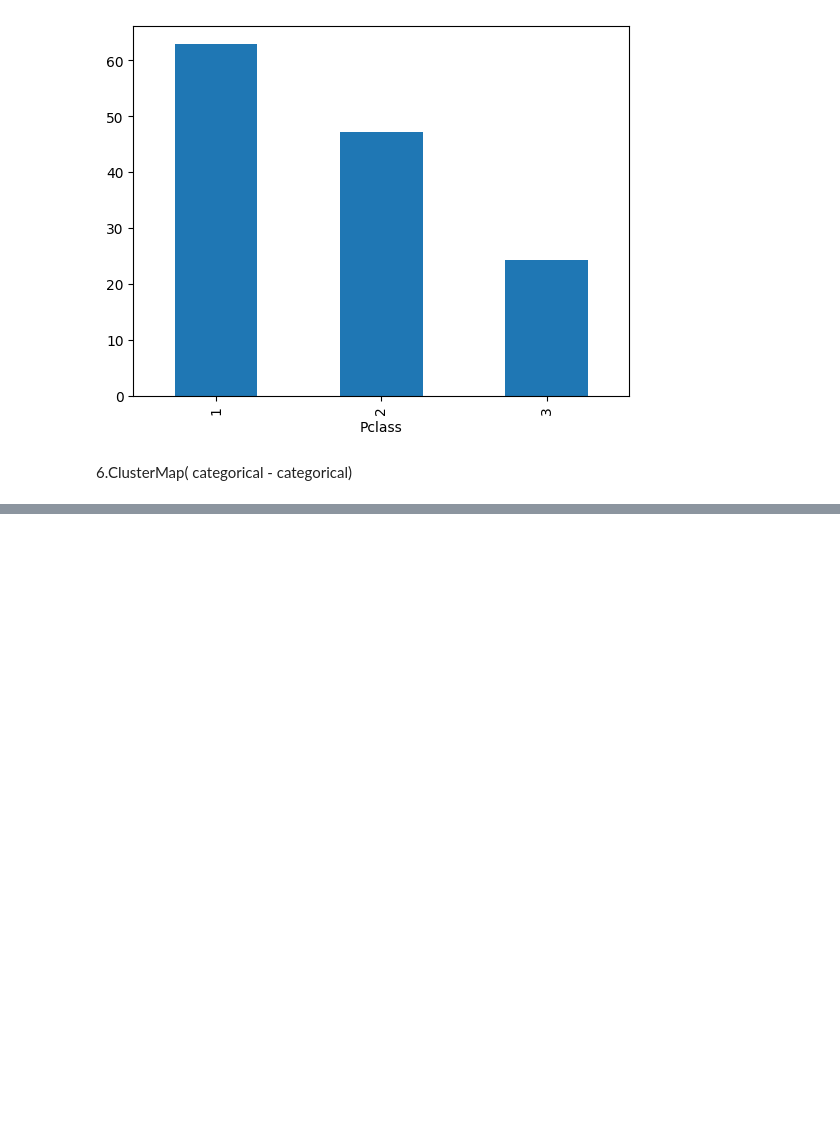
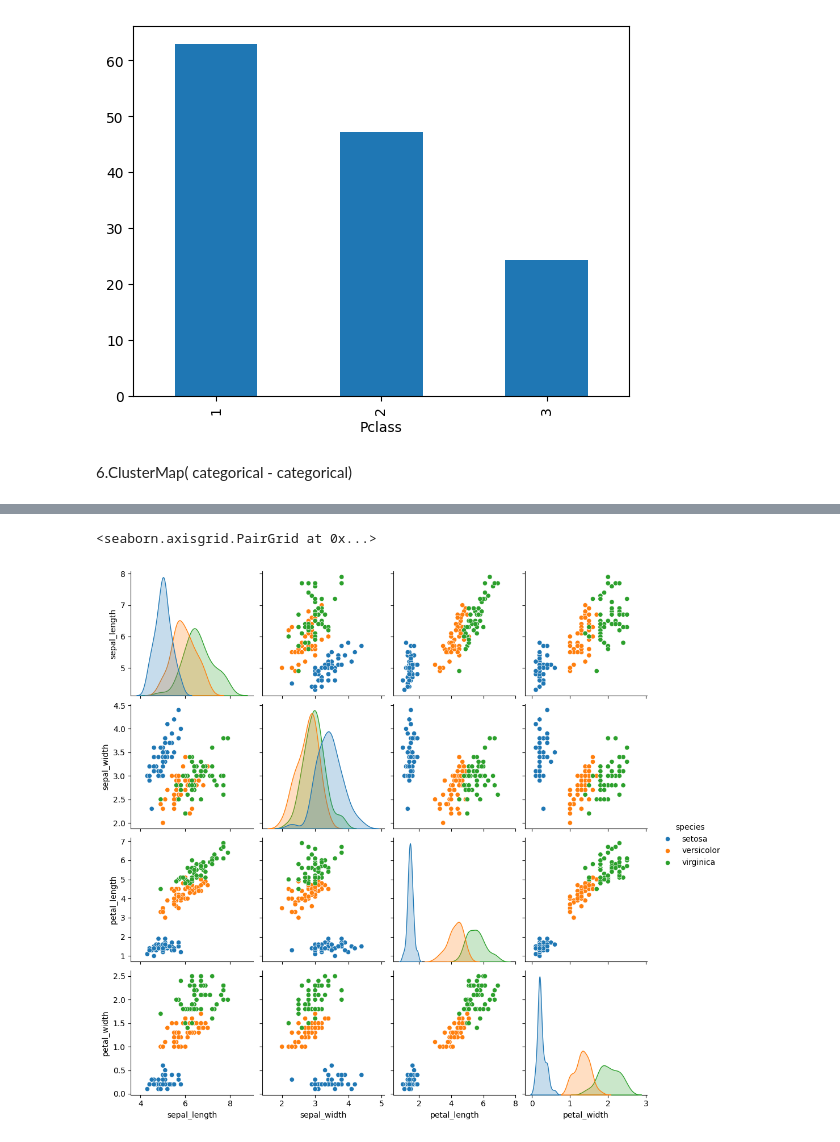
Before and after one commit to NikhilGoral28/machine_learning, a Jupyter notebook: EDA/multivariate_EDA.ipynb, the cells around one changed output, grey strips where cells are left out. Cells and saved outputs as stored; diff of their text form; code cells hidden in the pictures; blank space fills up the shorter version.

```diff
--- a/EDA/multivariate_EDA.ipynb
+++ b/EDA/multivariate_EDA.ipynb
@@ -157,0 +193,6 @@ Name: Survived, dtype: float64
+# %%
+#pairplot it is used to visualize the pairwise relationships between multiple variables in a dataset. It creates a grid of scatter plots for each pair of variables, allowing you to identify patterns, correlations, and potential outliers in the data.
+sns.pairplot(iris,hue='species')
+# %% [output]
+<seaborn.axisgrid.PairGrid at 0x...>
+[figure, added]
```
Also changed, not shown: parts of 11 cells of this notebook.
